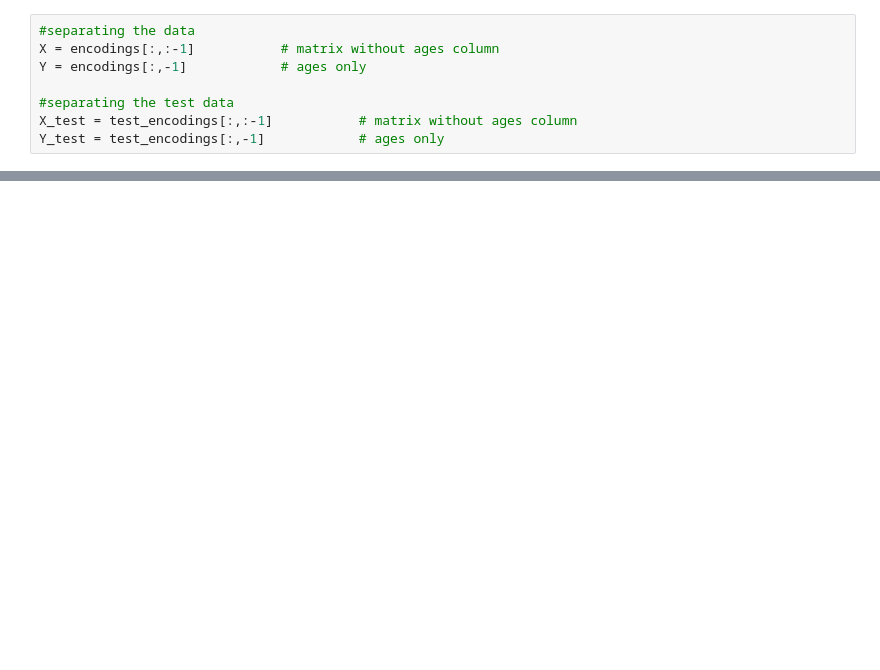
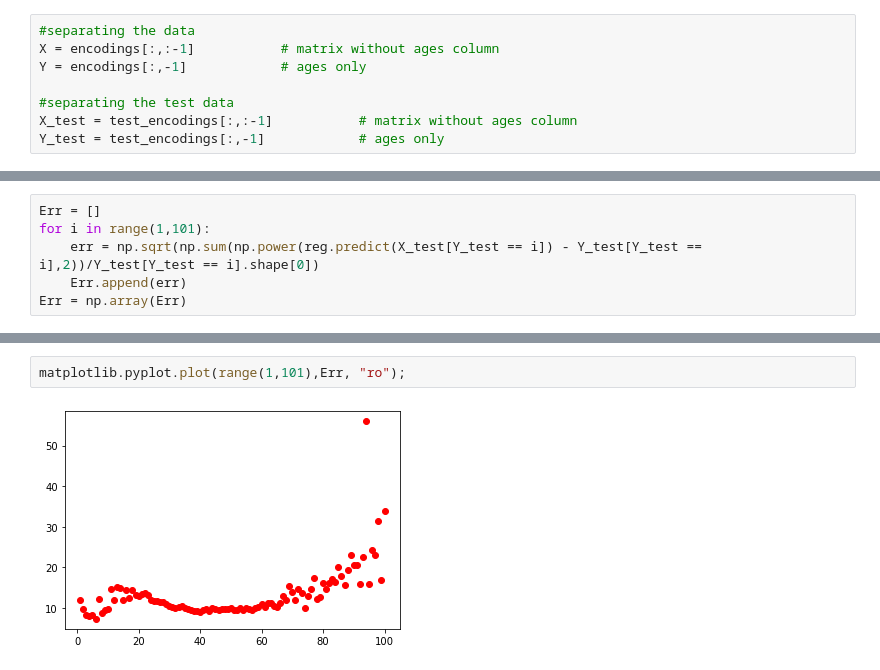
Before and after one commit to radmir-s/age-prediction-project, a Jupyter notebook: Stupid Linear Regression with Cutoff.ipynb, the cells around one changed output, grey strips where cells are left out. Cells and saved outputs as stored; diff of their text form; blank space fills up the shorter version.

```diff
--- a/Stupid Linear Regression with Cutoff.ipynb
+++ b/Stupid Linear Regression with Cutoff.ipynb
@@ -51,0 +53,6 @@ np.sum(np.power(reg.predict(X_test) - Y_test,2))/Y_test.shape[0]
+# %%
+Err = []
+for i in range(1,101):
+    err = np.sqrt(np.sum(np.power(reg.predict(X_test[Y_test == i]) - Y_test[Y_test == i],2))/Y_test[Y_test == i].shape[0])
+    Err.append(err)
+Err = np.array(Err)
@@ -51,0 +75,4 @@ np.sum(np.power(reg.predict(X_test) - Y_test,2))/Y_test.shape[0]
+# %%
+matplotlib.pyplot.plot(range(1,101),Err, "ro");
+# %% [output]
+[figure, added]
```
Also changed, not shown: parts of 5 cells of this notebook, 13 other files.
